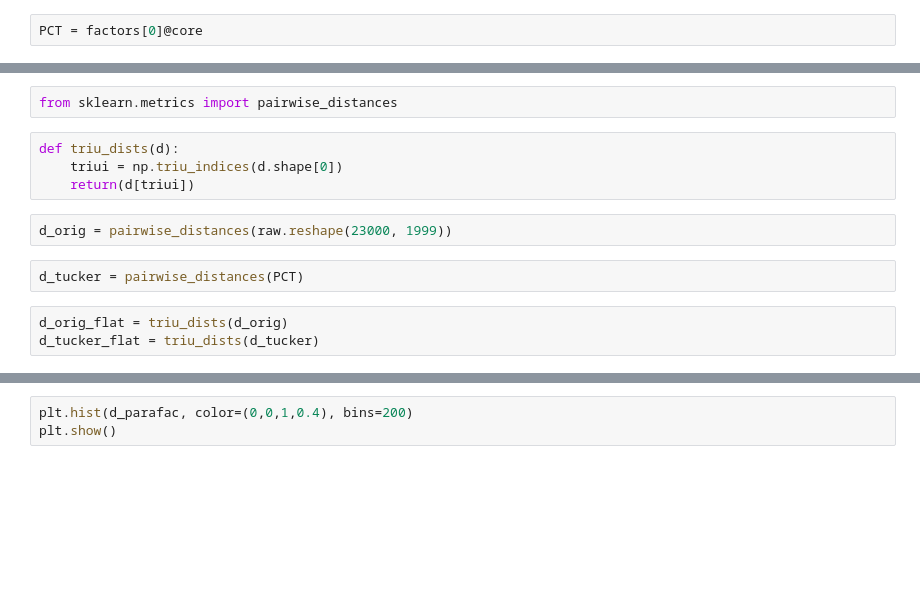
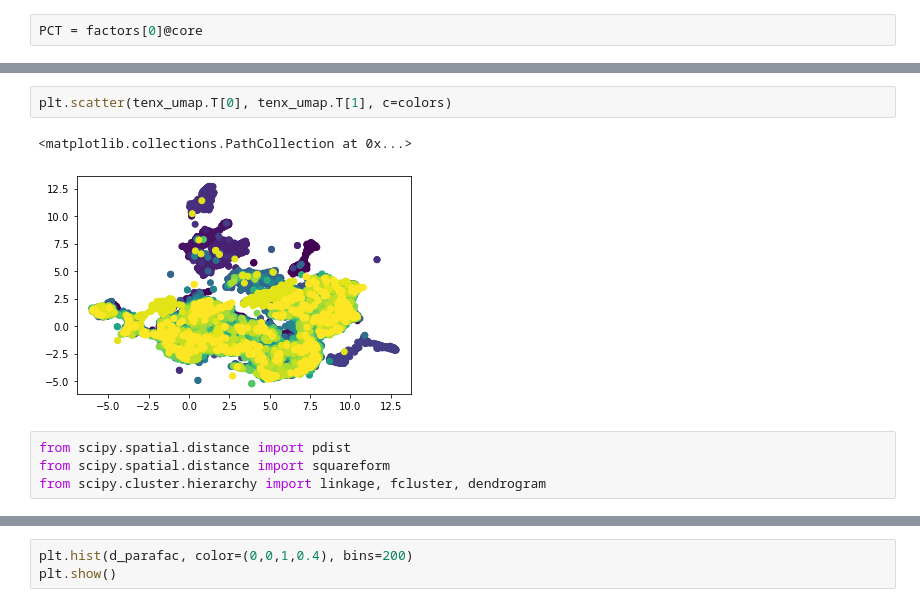
Before and after one commit to bakirillov/skoltech-nla2021, a Jupyter notebook: src/Decompositions.ipynb, the cells around one changed output, grey strips where cells are left out. Cells and saved outputs as stored; diff of their text form; blank space fills up the shorter version.

```diff
--- a/src/Decompositions.ipynb
+++ b/src/Decompositions.ipynb
@@ -36,13 +42,9 @@ plt.scatter(PCT.T[0], PCT.T[1])
+# %%
+plt.scatter(tenx_umap.T[0], tenx_umap.T[1], c=colors)
+# %% [output]
+<matplotlib.collections.PathCollection at 0x...>
+[figure, added]
 # %%
-from sklearn.metrics import pairwise_distances
+from scipy.spatial.distance import pdist
+from scipy.spatial.distance import squareform
+from scipy.cluster.hierarchy import linkage, fcluster, dendrogram
-# %%
-def triu_dists(d):
-    triui = np.triu_indices(d.shape[0])
-    return(d[triui])
-# %%
-d_orig = pairwise_distances(raw.reshape(23000, 1999))
-# %%
-d_tucker = pairwise_distances(PCT)
-# %%
-d_orig_flat = triu_dists(d_orig)
-d_tucker_flat = triu_dists(d_tucker)
```
Also changed, not shown: parts of 39 cells of this notebook, 6 other files.
